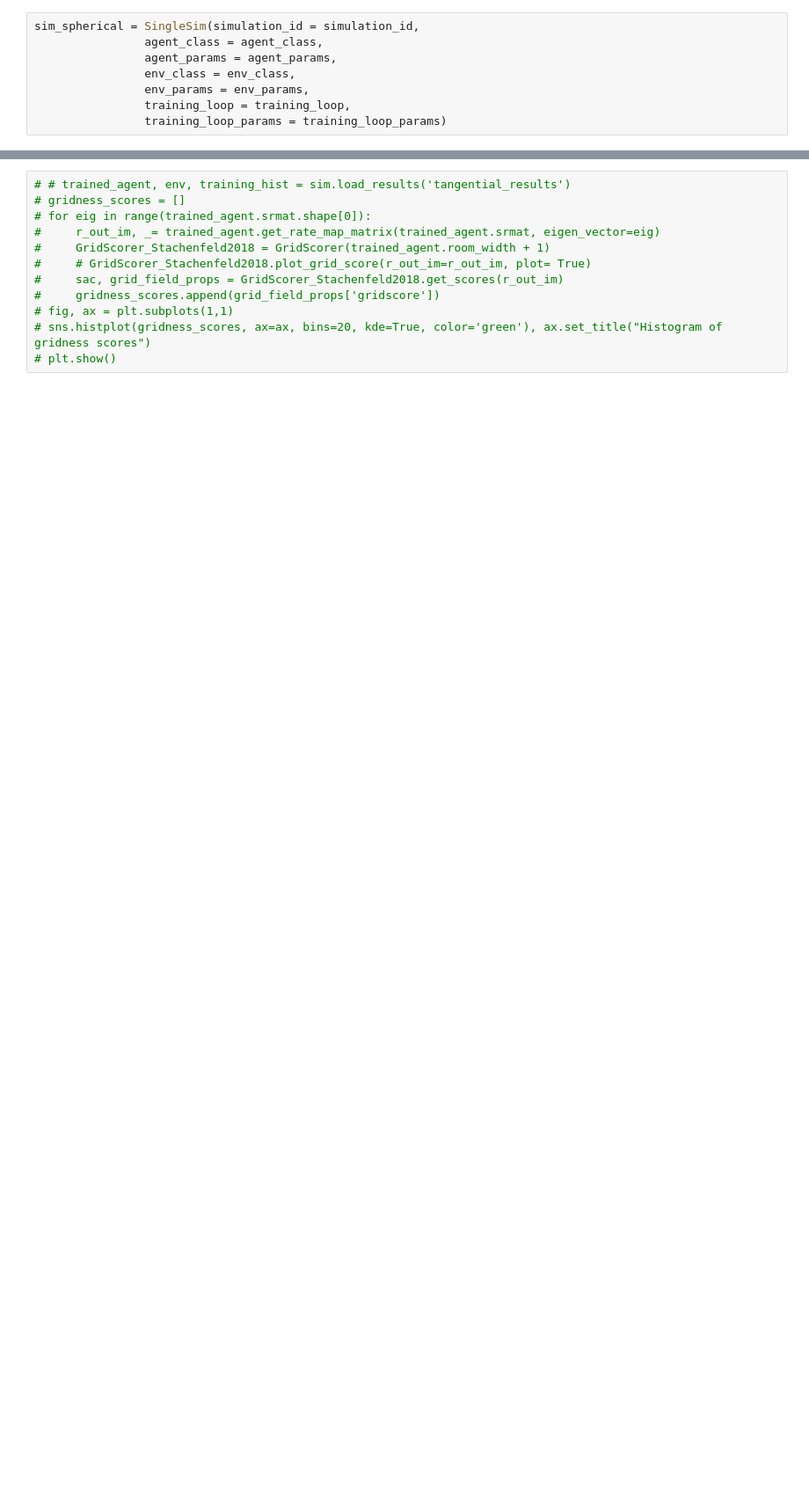
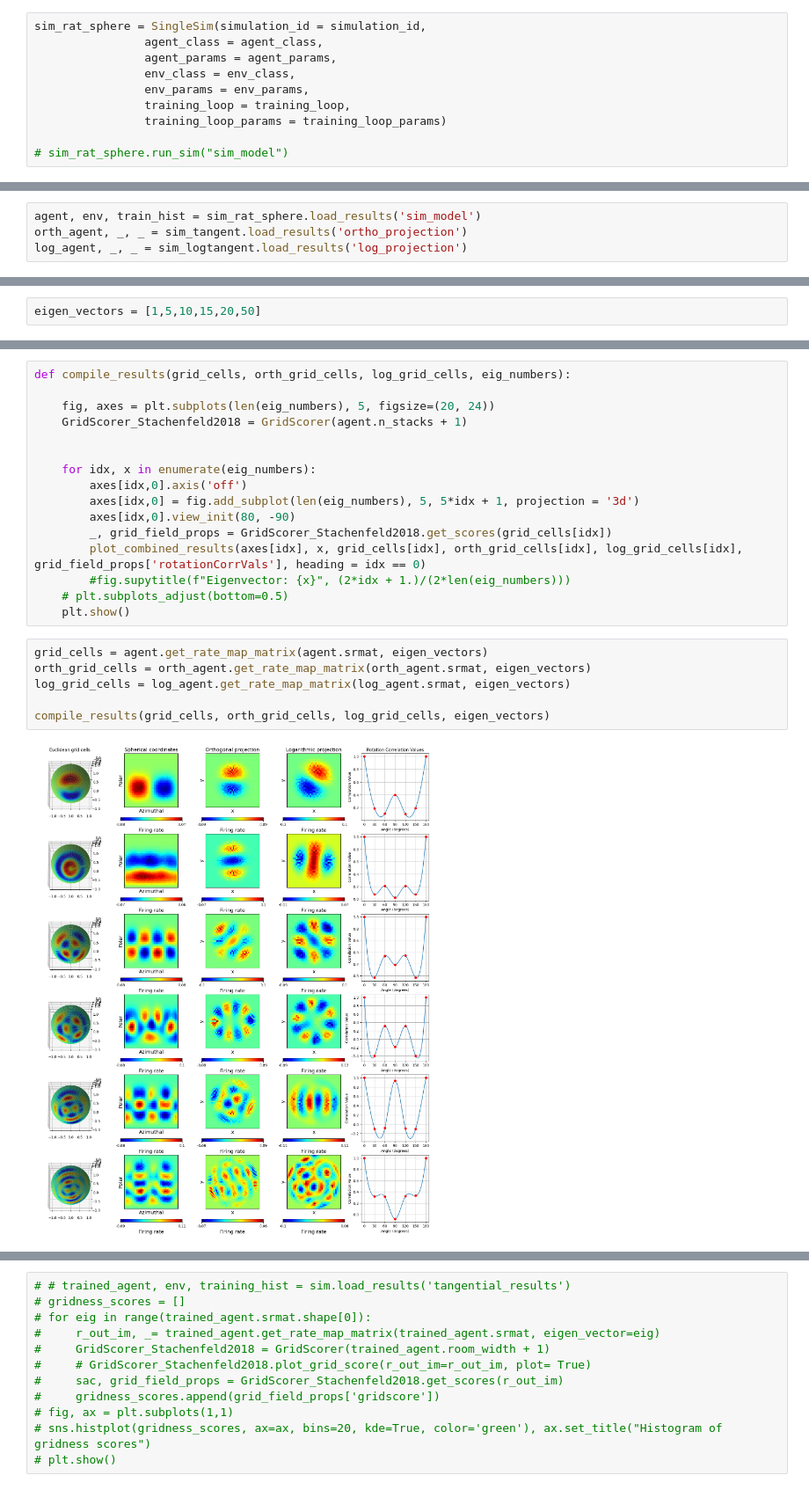
Before and after one commit to msg3000/NeuralPlayground, a Jupyter notebook: examples/arena_examples/rat_in_a_sphere/rat_in_a_sphere.ipynb, the cells around one changed output, grey strips where cells are left out. Shown at 88% size. Saved outputs shown, nothing was run; the diff lists cells and outputs as text; blank space fills up the shorter version.

```diff
--- a/examples/arena_examples/rat_in_a_sphere/rat_in_a_sphere.ipynb
+++ b/examples/arena_examples/rat_in_a_sphere/rat_in_a_sphere.ipynb
@@ -29,10 +35,12 @@ env_params = {"n_stacks": N_SLICES,
 
 training_loop_params = {"t_episode": 1000, "n_episode": 1000}
 # %%
-sim_spherical = SingleSim(simulation_id = simulation_id,
+sim_rat_sphere = SingleSim(simulation_id = simulation_id,
                 agent_class = agent_class,
                 agent_params = agent_params,
                 env_class = env_class,
                 env_params = env_params,
                 training_loop = training_loop,
                 training_loop_params = training_loop_params)
+
+# sim_rat_sphere.run_sim("sim_model")
@@ -38,0 +99,4 @@ sim_spherical = SingleSim(simulation_id = simulation_id,
+# %%
+agent, env, train_hist = sim_rat_sphere.load_results('sim_model')
+orth_agent, _, _ = sim_tangent.load_results('ortho_projection')
+log_agent, _, _ = sim_logtangent.load_results('log_projection')
@@ -38,0 +105,2 @@ sim_spherical = SingleSim(simulation_id = simulation_id,
+# %%
+eigen_vectors = [1,5,10,15,20,50]
@@ -39 +160,25 @@ sim_spherical = SingleSim(simulation_id = simulation_id,
+# %%
+def compile_results(grid_cells, orth_grid_cells, log_grid_cells, eig_numbers):
+
+    fig, axes = plt.subplots(len(eig_numbers), 5, figsize=(20, 24))
+    GridScorer_Stachenfeld2018 = GridScorer(agent.n_stacks + 1)
+
+
+    for idx, x in enumerate(eig_numbers):
+        axes[idx,0].axis('off')
+        axes[idx,0] = fig.add_subplot(len(eig_numbers), 5, 5*idx + 1, projection = '3d')
+        axes[idx,0].view_init(80, -90)
+        _, grid_field_props = GridScorer_Stachenfeld2018.get_scores(grid_cells[idx])
+        plot_combined_results(axes[idx], x, grid_cells[idx], orth_grid_cells[idx], log_grid_cells[idx], grid_field_props['rotationCorrVals'], heading = idx == 0)
+        #fig.supytitle(f"Eigenvector: {x}", (2*idx + 1.)/(2*len(eig_numbers)))
+    # plt.subplots_adjust(bottom=0.5)
+    plt.show()
+# %%
+grid_cells = agent.get_rate_map_matrix(agent.srmat, eigen_vectors)
+orth_grid_cells = orth_agent.get_rate_map_matrix(orth_agent.srmat, eigen_vectors)
+log_grid_cells = log_agent.get_rate_map_matrix(log_agent.srmat, eigen_vectors)
+
+compile_results(grid_cells, orth_grid_cells, log_grid_cells, eigen_vectors)
+# %% [output]
+[figure, added]
 # %%
```
Also changed, not shown: parts of 21 cells of this notebook, 6 other files.
